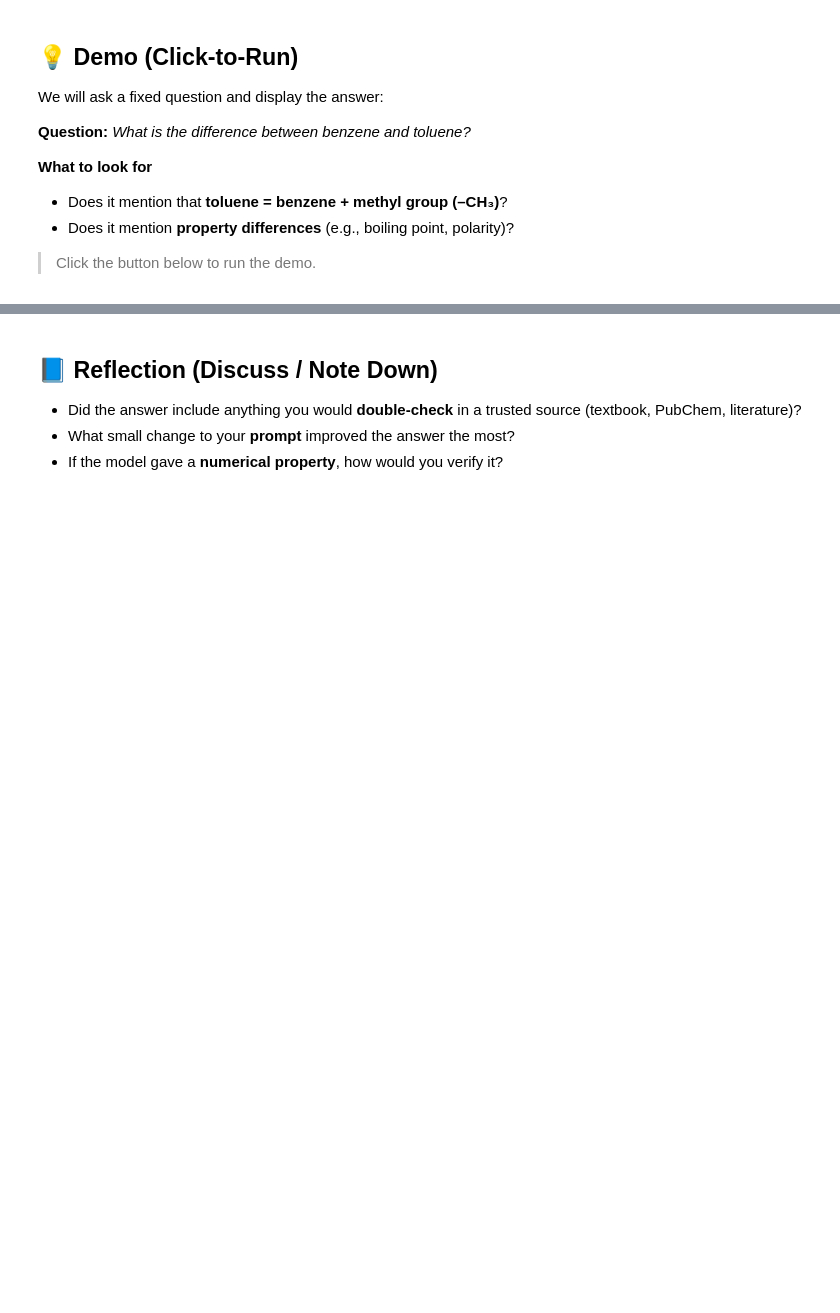
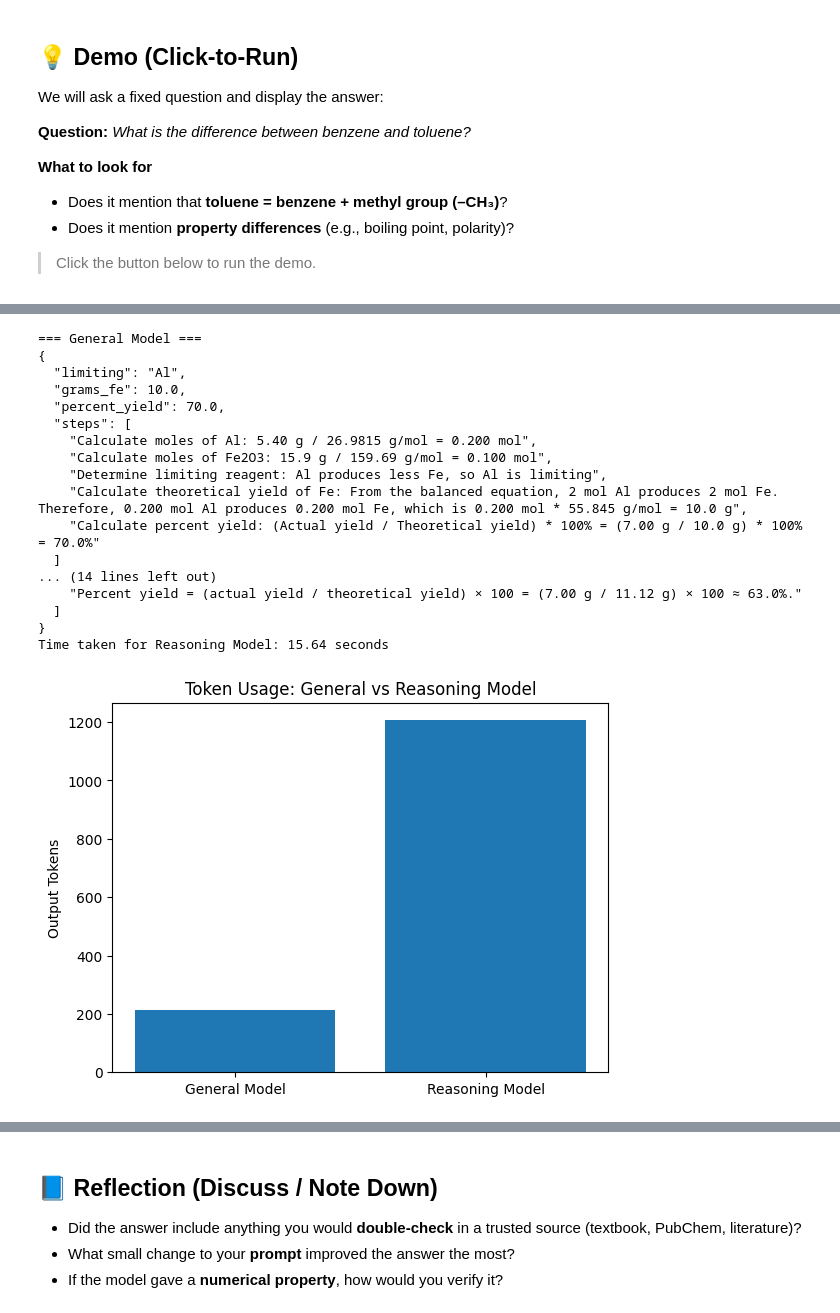
Before and after one commit to Nishu2000-hub/2025-Notre-Dame-Data-Chemistry-Boot-Camp, a Jupyter notebook: Session1_Designing_Chemistry_Questions_for_AI.ipynb, the cells around one changed output, grey strips where cells are left out. Saved outputs shown, nothing was run; the diff lists cells and outputs as text; code cells hidden in the pictures; blank space fills up the shorter version.

```diff
--- a/Session1_Designing_Chemistry_Questions_for_AI.ipynb
+++ b/Session1_Designing_Chemistry_Questions_for_AI.ipynb
@@ -224,0 +249,79 @@ display(widgets.VBox([spot_model, run_both_btn, spot_out]))
+# %%
+# Compare General vs Reasoning LLMs on a chemistry stoichiometry problem
+# and plot their token usage.
+
+from openai import OpenAI
+import matplotlib.pyplot as plt
+import time # Import time module
+
+client = OpenAI()
+
+chem_prompt = """
+Solve fully:
+
+Reaction: 2 Al + Fe2O3 -> 2 Fe + Al2O3
+
+Given 5.40 g Al and 15.9 g Fe2O3:
+1) Identify the limiting reagent.
+2) Compute theoretical yield of Fe (grams, 100% yield).
+3) If actual Fe collected is 7.00 g, compute percent yield.
+
+Molar masses (g/mol): Al 26.9815, Fe 55.845, O 15.999.
+Return JSON with keys: limiting, grams_fe, percent_yield, and steps (array of strings).
+"""
+
+# ---- General Model ----
+start_time_gen = time.time() # Start timer
+gen = client.responses.create(
+    model="gpt-3.5-turbo",
+    input=chem_prompt,
+    temperature=0.2,
+)
+end_time_gen = time.time() # End timer
+gen_time = end_time_gen - start_time_gen # Calculate time taken
+
+print("=== General Model ===")
+print(gen.output_text)
+print(f"Time taken for General Model: {gen_time:.2f} seconds") # Display time taken
+
+# ---- Reasoning Model ----
+start_time_rea = time.time() # Start timer
+rea = client.responses.create(
+    model="o3-mini",
+    input=chem_prompt,
+    reasoning={"effort": "medium", "summary": "auto"},
+)
+end_time_rea = time.time() # End timer
+rea_time = end_time_rea - start_time_rea # Calculate time taken
+
+print("\n=== Reasoning Model ===")
+print(rea.output_text)
+print(f"Time taken for Reasoning Model: {rea_time:.2f} seconds") # Display time taken
+
+# ---- Plot token usage ----
+gen_tokens = gen.usage.output_tokens if gen.usage else 0
+rea_tokens = rea.usage.output_tokens if rea.usage else 0
+
+plt.bar(["General Model", "Reasoning Model"], [gen_tokens, rea_tokens])
+plt.ylabel("Output Tokens")
+plt.title("Token Usage: General vs Reasoning Model")
+plt.show()
+# %% [output]
+=== General Model ===
+{
+  "limiting": "Al",
+  "grams_fe": 10.0,
+  "percent_yield": 70.0,
+  "steps": [
+    "Calculate moles of Al: 5.40 g / 26.9815 g/mol = 0.200 mol",
+    "Calculate moles of Fe2O3: 15.9 g / 159.69 g/mol = 0.100 mol",
+    "Determine limiting reagent: Al produces less Fe, so Al is limiting",
+    "Calculate theoretical yield of Fe: From the balanced equation, 2 mol Al produces 2 mol Fe. Therefore, 0.200 mol Al produces 0.200 mol Fe, which is 0.200 mol * 55.845 g/mol = 10.0 g",
+    "Calculate percent yield: (Actual yield / Theoretical yield) * 100% = (7.00 g / 10.0 g) * 100% = 70.0%"
+  ]
+... (14 lines left out)
+    "Percent yield = (actual yield / theoretical yield) × 100 = (7.00 g / 11.12 g) × 100 ≈ 63.0%."
+  ]
+}
+Time taken for Reasoning Model: 15.64 seconds
+[figure, added]
```
Also changed, not shown: parts of 19 cells of this notebook, 5 other files.
